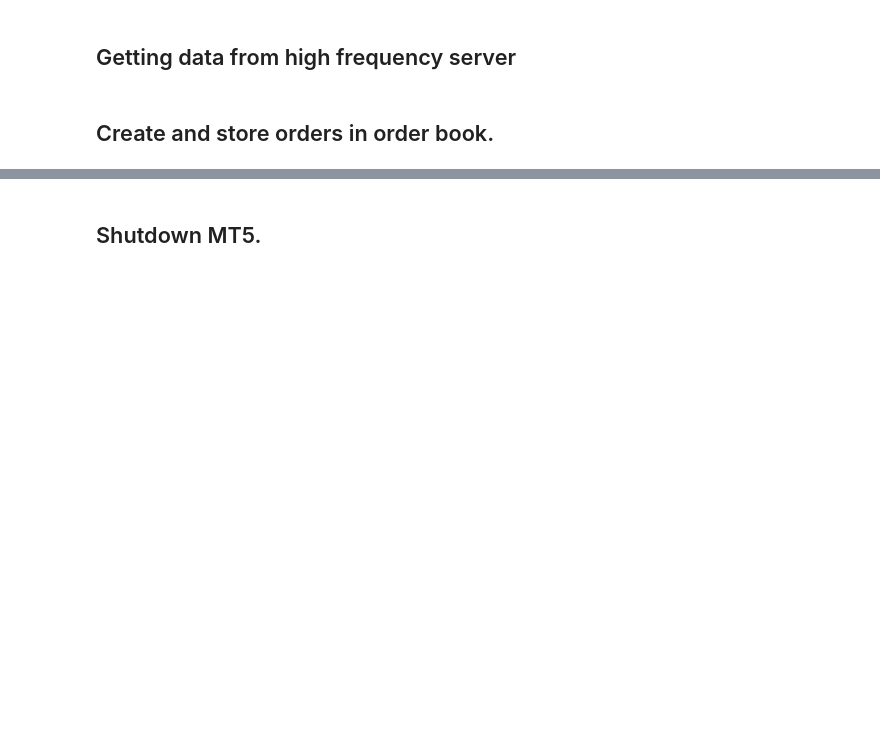
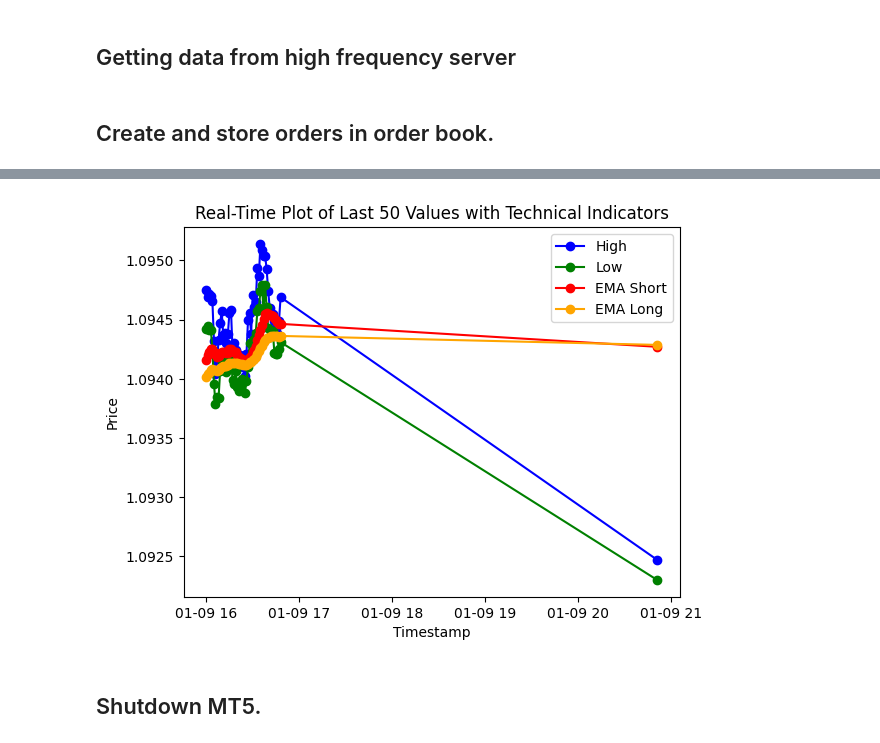
Before and after one commit to InnoSolve-Tech/Algorithmic-Trading, a Jupyter notebook: workflow.ipynb, the cells around one changed output, grey strips where cells are left out. Cells and saved outputs as stored; diff of their text form; code cells hidden in the pictures; blank space fills up the shorter version.

Commit message:
Added proper display

```diff
--- a/workflow.ipynb
+++ b/workflow.ipynb
@@ -57,19 +63,3 @@ data = fp.calcTools(data)
 data.to_csv('./pastdata.csv', index=False)
 # %% [markdown]
 ## Create and store orders in order book.
-# %%
- # Set up the initial plot
-from matplotlib.animation import FuncAnimation
-
-
-fig, ax = plt.subplots()
-
-# Display inital tick data:
-fp.displayTicks(data,plt, ax)
-plt.show()
-while(True):
-    data = fp.ticksUpdate(mt5,data,plt, ax)
-    plt.draw()
-    plt.pause(60)
-    plt.clf()
-    fp.someStrategy(data)
@@ -88,3 +66,52 @@ Sell: 2024-01-09 11:10:00, Price: 1.0943100000000001, Capital: 9999.999019999997
+# %%
+# Function to generate random data
+def generate_random_data():
+    timestamp = datetime.now()
+    high = np.random.rand()
+    low = np.random.rand()
+    ema_short = np.random.rand()
+    ema_long = np.random.rand()
+
+    return pd.DataFrame({
+        'timestamp': [timestamp],
+        'high': [high],
+        'low': [low],
+        'EMA_short': [ema_short],
+        'EMA_long': [ema_long]
+    })
+
+# Set up the initial plot
+fig, ax = plt.subplots()
+
+# Function to update the plot
+def update():
+    global data  # Use the global variable
+    start_index = -50
+    ax.clear()
+    ax.plot(data['timestamp'].iloc[start_index:], data['high'].iloc[start_index:], label='High', linestyle='-', marker='o', color='blue')
+    ax.plot(data['timestamp'].iloc[start_index:], data['low'].iloc[start_index:], label='Low', linestyle='-', marker='o', color='green')
+    ax.plot(data['timestamp'].iloc[start_index:], data['EMA_short'].iloc[start_index:], label='EMA Short', linestyle='-', marker='o', color='red')
+    ax.plot(data['timestamp'].iloc[start_index:], data['EMA_long'].iloc[start_index:], label='EMA Long', linestyle='-', marker='o', color='orange')
+    ax.legend()
+    ax.set_title("Real-Time Plot of Last 50 Values with Technical Indicators")
+    ax.set_xlabel("Timestamp")
+    ax.set_ylabel("Price")
+    # Display the updated plot in Jupyter Notebook
+    display(fig)
+    clear_output(wait=True)
+    time.sleep(60)  # Pause for 1 second
+    new_row = mt5.copy_rates_from("EURUSD", mt5.TIMEFRAME_M1, datetime.now(), 1)
+    new_row = pd.DataFrame(new_row)
+    new_row = fp.filterData(new_row)
+    data.loc[data.index.max() + 1] = new_row.iloc[0]
+    data = fp.calcTools(data)
+
+
+# Continuous update loop
+while True:
+    update()
+# %% [output]
+[figure, added]
 # %%
 data
 # %% [markdown]
```
Also changed, not shown: parts of 2 cells of this notebook, 2 other files.
